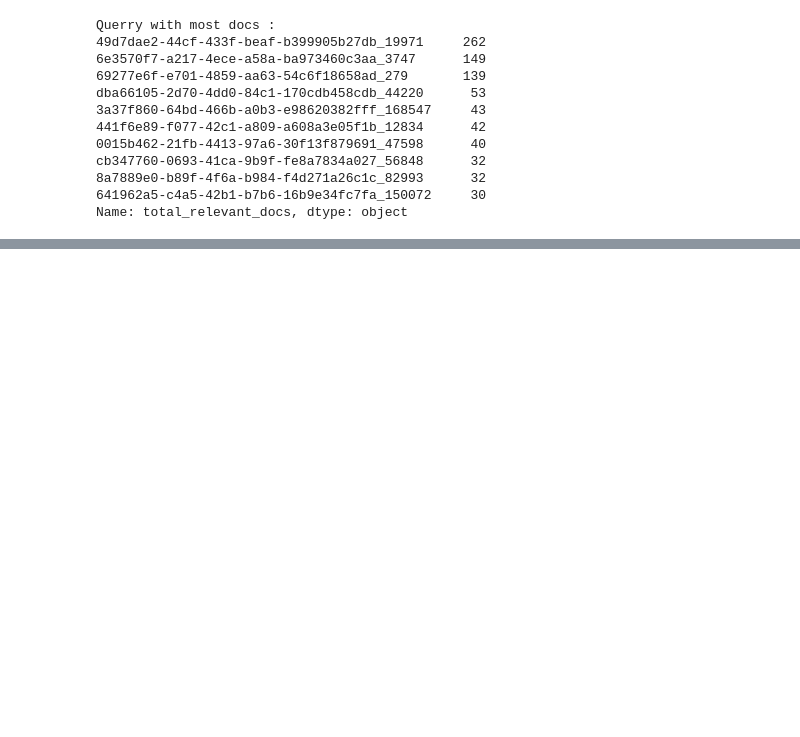
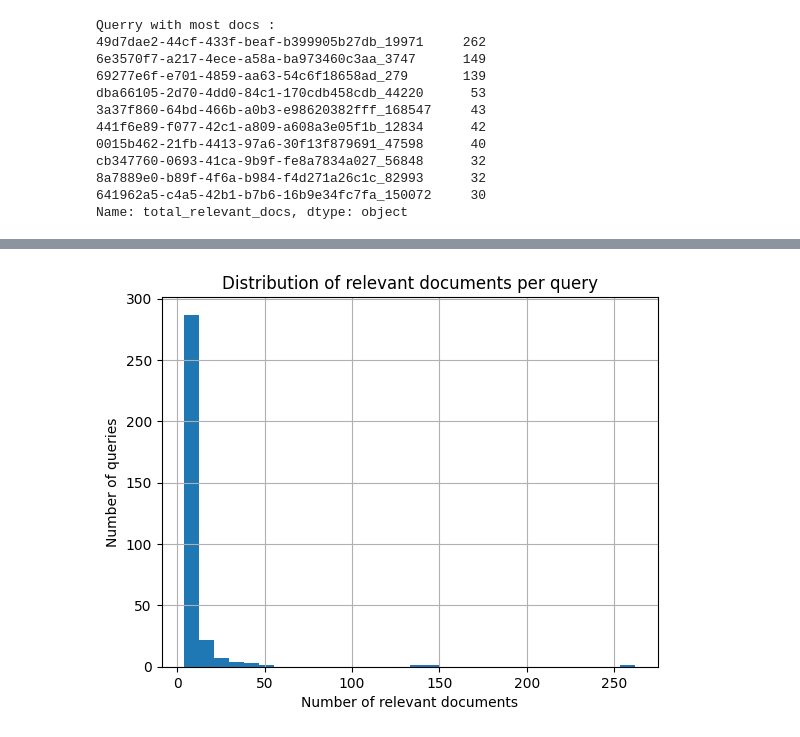
Before and after one commit to AbdelkarimElm/information-retrieval-engine, a Jupyter notebook: information_retrieval_engine.ipynb, the cells around one changed output, grey strips where cells are left out. Cells and saved outputs as stored; diff of their text form; code cells hidden in the pictures; blank space fills up the shorter version.

```diff
--- a/information_retrieval_engine.ipynb
+++ b/information_retrieval_engine.ipynb
@@ -1144,0 +1158,9 @@ Name: total_relevant_docs, dtype: object
+# %%
+plt.figure()
+relevant_counts.hist(bins=30)
+plt.title("Distribution of relevant documents per query")
+plt.xlabel("Number of relevant documents")
+plt.ylabel("Number of queries")
+plt.show()
+# %% [output]
+[figure, added]
```
Also changed, not shown: parts of 2 cells of this notebook.
